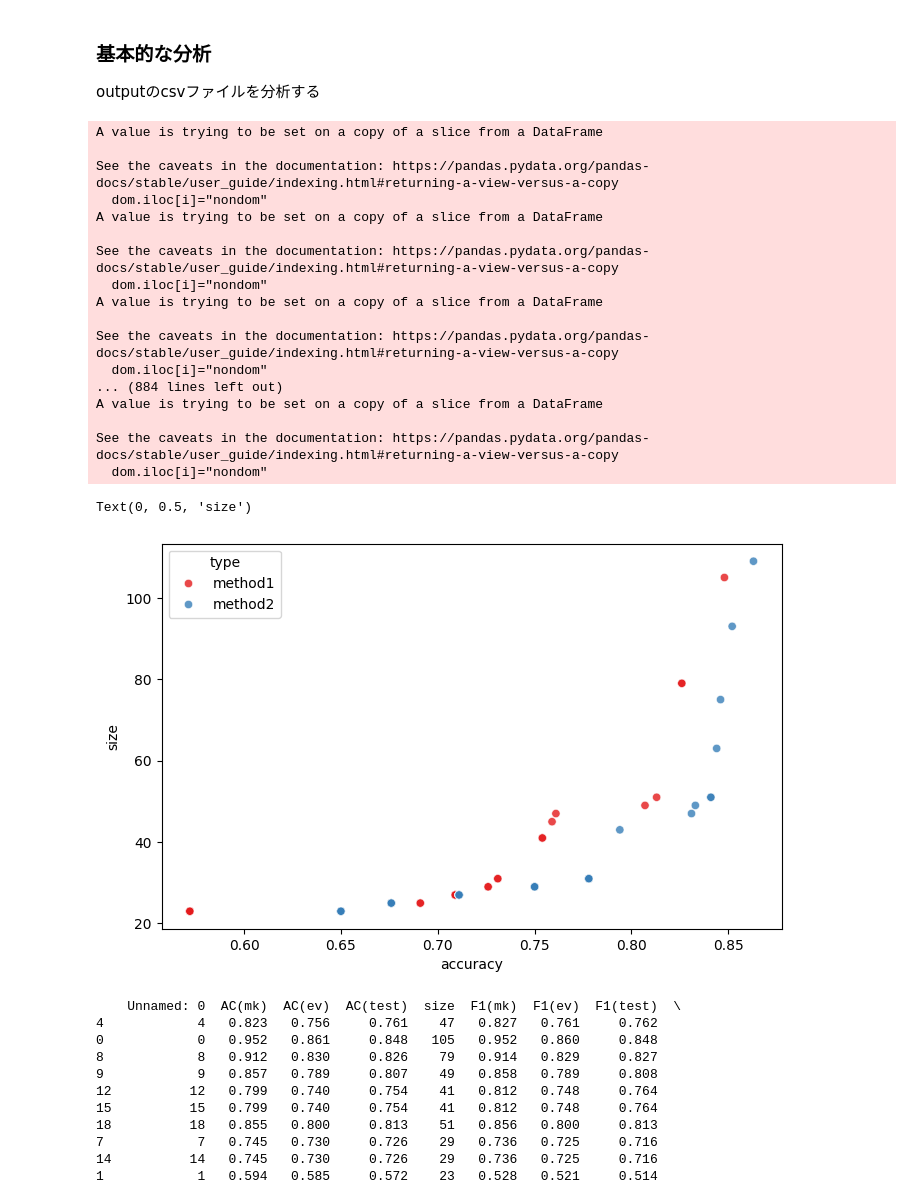
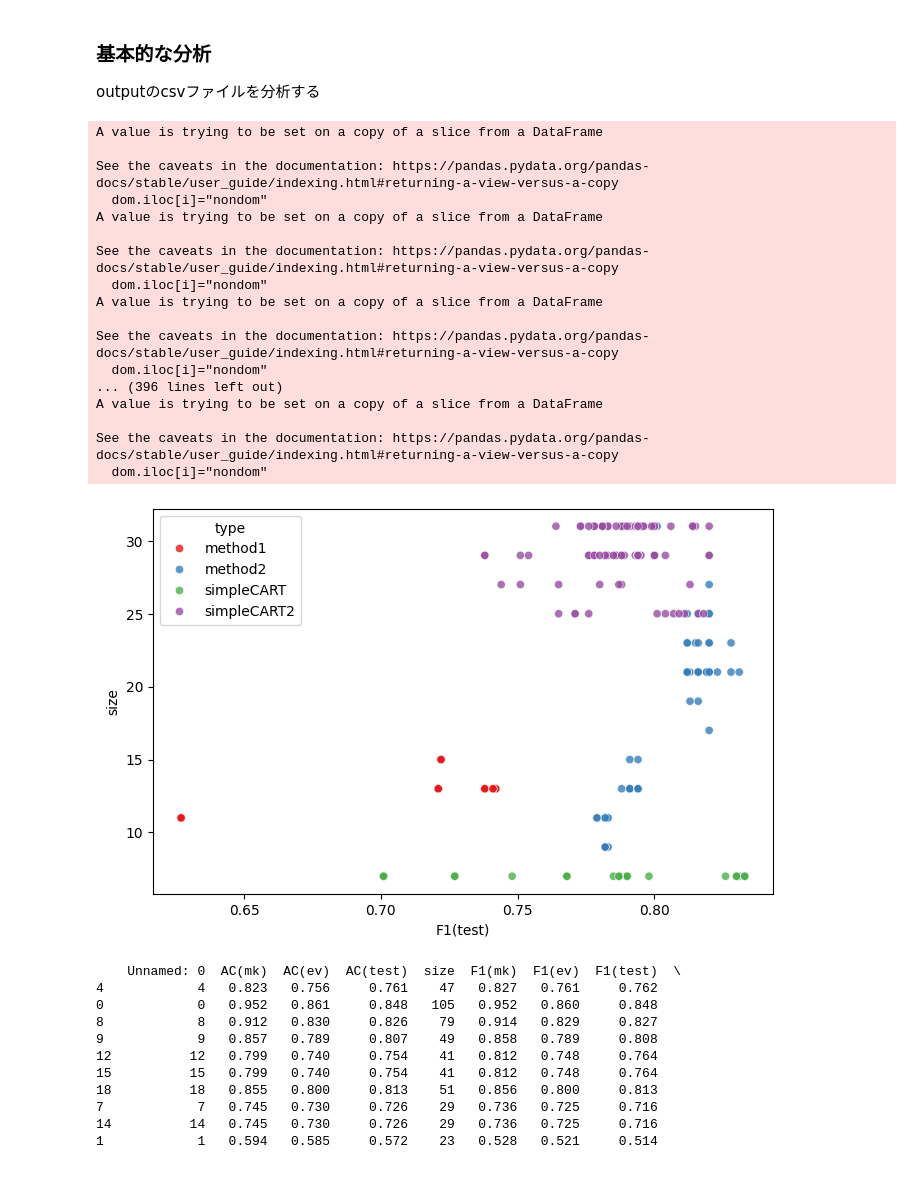
Before and after one commit to Shimodaira-Ryoya/DTGA, a Jupyter notebook: source/analysis/standard_analysis.ipynb, the cells around one changed output. Saved outputs shown, nothing was run; the diff lists cells and outputs as text; code cells hidden in the pictures.

```diff
--- a/source/analysis/standard_analysis.ipynb
+++ b/source/analysis/standard_analysis.ipynb
@@ -3,16 +3,18 @@
 outputのcsvファイルを分析する
 # %%
 """csvファイルのパス設定"""
-ga_data0={'folder':'../../output/method1/digits(only_feature_selection)',
-          'run':[1,2,3,4,5], 'gen':[100], 'type':'method1'}
-ga_data1={'folder':'../../output/method2/digit1',
-          'run':[1,2,3,4,5], 'gen':[100], 'type':'method2'}
-other   ={'file':'../../output/simple_cart/breast_cancer_basic/simpleCART_data.csv',
+ga_data0={'folder':'../../output/method1/pima/pima_holdout_trp45_50',
+          'run':[2], 'gen':[50], 'type':'method1'}
+ga_data1={'folder':'../../output/method2/pima/pima_holdout_dn05_nonuse1.1',
+          'run':[2], 'gen':[50], 'type':'method2'}
+other   ={'file':'../../output/simple_cart/pima_holdout_dp2/simpleCART_data_run2.csv',
           'type':'simpleCART'}
+other2 = {'file':'../../output/simple_cart/pima_holdout2/simpleCART_data_run2.csv',
+          'type':'simpleCART2'}
 dominate={'x':'AC(test)', 'y':'size',
-          'x_order':1, 'y_order':-1, 'USE':True }
+          'x_order':1, 'y_order':-1, 'USE':False }
 ga_datas=[ga_data0,ga_data1]
-others=[]
+others=[other,other2]
 """データ処理"""
 from module.standard_analysis_module import deal
 df=deal(ga_datas,others,dominate)
@@ -29,7 +31,7 @@ A value is trying to be set on a copy of a slice from a DataFrame
 
 See the caveats in the documentation: https://pandas.pydata.org/pandas-docs/stable/user_guide/indexing.html#returning-a-view-versus-a-copy
   dom.iloc[i]="nondom"
-... (884 lines left out)
+... (396 lines left out)
 A value is trying to be set on a copy of a slice from a DataFrame
 
 See the caveats in the documentation: https://pandas.pydata.org/pandas-docs/stable/user_guide/indexing.html#returning-a-view-versus-a-copy
@@ -37,13 +39,10 @@ See the caveats in the documentation: https://pandas.pydata.org/pandas-docs/stab
 # %%
 import seaborn as sns
 import matplotlib.pyplot as plt
 fig = plt.figure(figsize = (8,5))
-ax=sns.scatterplot(data=df, x="AC(test)", y="size", hue="type",alpha=0.8,palette="Set1")
-plt.xlabel("accuracy")
-plt.ylabel("size")
+ax=sns.scatterplot(data=df, x="F1(test)", y="size", hue="type",alpha=0.8,palette="Set1")
 # %% [output]
-Text(0, 0.5, 'size')
-[figure, old version]
+[figure, new version]
 # %%
 import pandas as pd
 # 全行を表示
```
Also changed, not shown: 20 other files.
